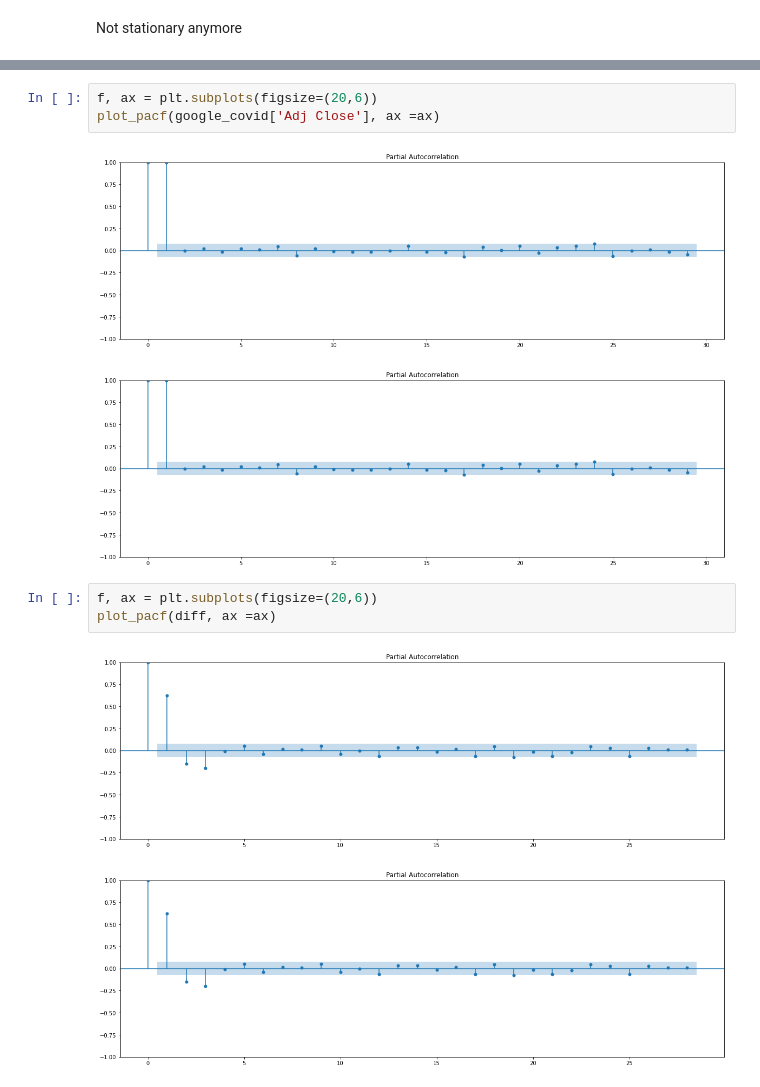
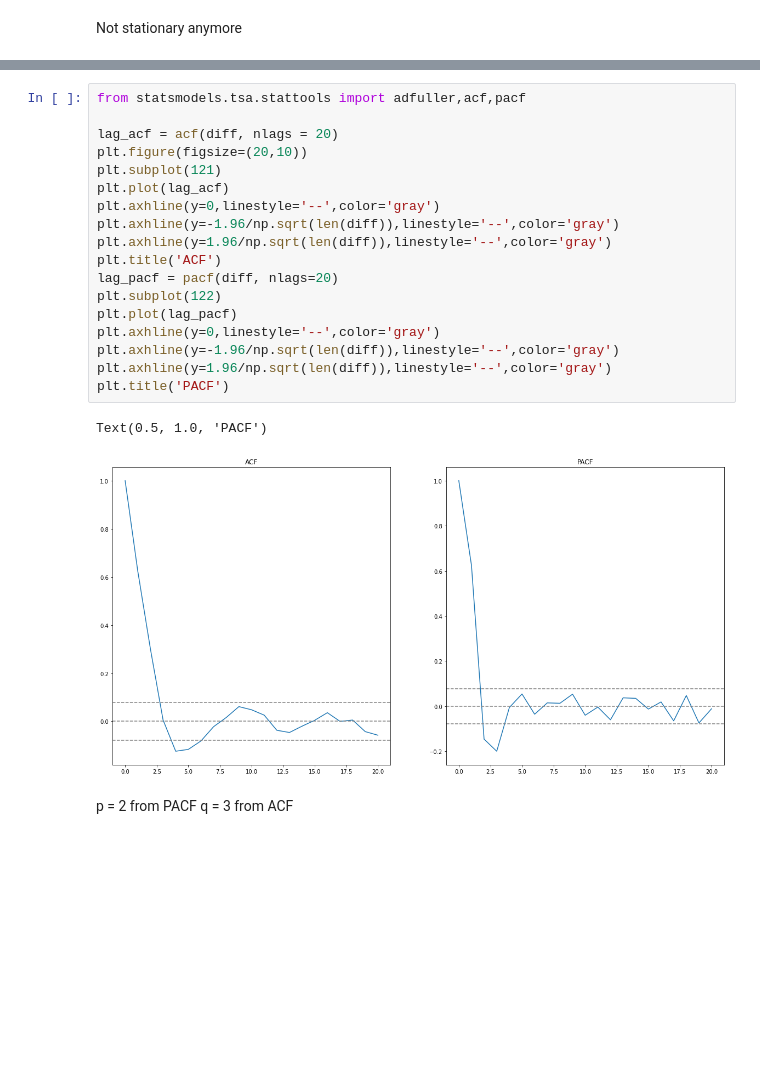
Before and after one commit to Zaki171/Google-Stock-Analysis-and-Predictions, a Jupyter notebook: google-stock-prices-eda.ipynb, the cells around one changed output, grey strips where cells are left out. Drawn from its saved outputs; the diff is of its cells as text; blank space fills up the shorter version.

```diff
--- a/google-stock-prices-eda.ipynb
+++ b/google-stock-prices-eda.ipynb
@@ -416,15 +412,27 @@ plot_acf(diff, ax=ax)
-# %%
-f, ax = plt.subplots(figsize=(20,6))
-plot_pacf(google_covid['Adj Close'], ax =ax)
-# %% [output]
-[figure, removed]
-[figure, removed]
-# %%
-f, ax = plt.subplots(figsize=(20,6))
-plot_pacf(diff, ax =ax)
-# %% [output]
-[figure, removed]
-[figure, removed]
+# %%
+from statsmodels.tsa.stattools import adfuller,acf,pacf
+
+lag_acf = acf(diff, nlags = 20)
+plt.figure(figsize=(20,10))
+plt.subplot(121)
+plt.plot(lag_acf)
+plt.axhline(y=0,linestyle='--',color='gray')
+plt.axhline(y=-1.96/np.sqrt(len(diff)),linestyle='--',color='gray')
+plt.axhline(y=1.96/np.sqrt(len(diff)),linestyle='--',color='gray')
+plt.title('ACF')
+lag_pacf = pacf(diff, nlags=20)
+plt.subplot(122)
+plt.plot(lag_pacf)
+plt.axhline(y=0,linestyle='--',color='gray')
+plt.axhline(y=-1.96/np.sqrt(len(diff)),linestyle='--',color='gray')
+plt.axhline(y=1.96/np.sqrt(len(diff)),linestyle='--',color='gray')
+plt.title('PACF')
+# %% [output]
+Text(0.5, 1.0, 'PACF')
+[figure, added]
+# %% [markdown]
+p = 2 from PACF
+q = 3 from ACF
 # %%
 from statsmodels.tsa.arima.model import ARIMA
 
```
Also changed, not shown: parts of 17 cells of this notebook.
